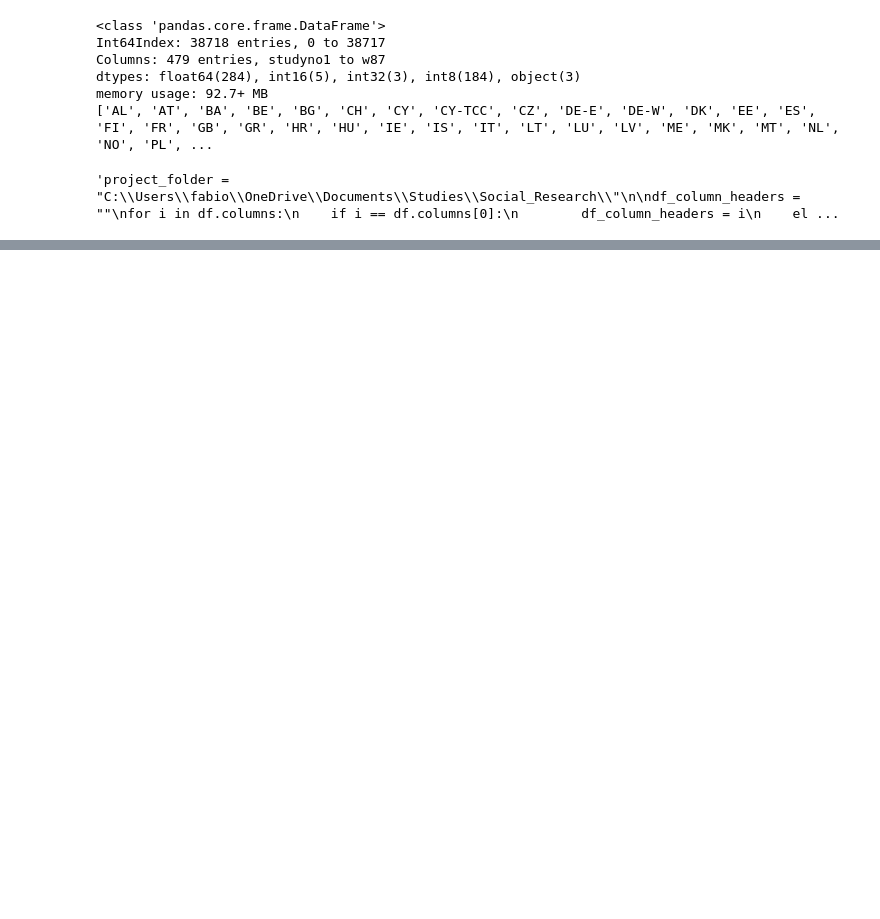
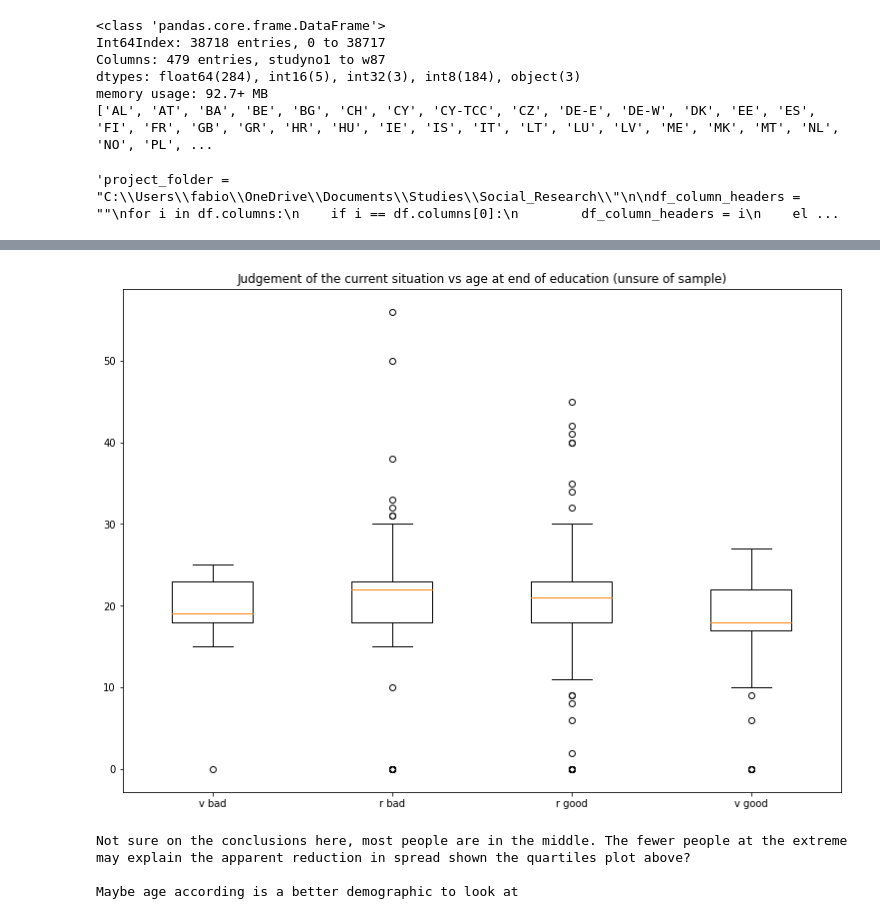
Before and after one commit to FabioGreenwood/Statistical-Learning_Exercise-1_Trust-within-the-EU, a Jupyter notebook: Stat_Learn_Practical_Activities_1.ipynb, the cells around one changed output, grey strips where cells are left out. Drawn from its saved outputs; the diff is of its cells as text; code cells hidden in the pictures; blank space fills up the shorter version.

Commit message:
addition of initial graphical exploration technique at the bottom of notebook

```diff
--- a/Stat_Learn_Practical_Activities_1.ipynb
+++ b/Stat_Learn_Practical_Activities_1.ipynb
@@ -193,3 +174,36 @@ https://seaborn.pydata.org/generated/seaborn.heatmap.html
 [figure]
 [figure]
 [figure]
+# %%
+# VeryGood-1, RatherG-2, RBad-3, VB-4, I believe 5 is the NA value, as it has a pick rate of c. 1% and the survey NA value of 999 is not present
+df_3 = df_2[df_2['d8']<80][['qa1a_2', "d8"]]
+#sns.pairplot(df_3, palette="vlag", kind="hist")
+df_3_very_good      = df_3[df_3['qa1a_2']==1]['d8']
+df_3_rather_good    = df_3[df_3['qa1a_2']==2]['d8']
+df_3_rather_bad     = df_3[df_3['qa1a_2']==3]['d8']
+df_3_very_bad       = df_3[df_3['qa1a_2']==4]['d8']
+
+data = [df_3_very_good, df_3_rather_good, df_3_rather_bad , df_3_very_bad]
+
+
+fig = plt.figure(figsize = (10, 7))
+
+# Creating axes instance
+ax = fig.add_axes([0, 0, 1, 1])
+ax.set_xticklabels(['v bad', 'r bad',
+                    'r good', 'v good'])
+plt.title("Judgement of the current situation vs age at end of education (unsure of sample)")
+
+# Creating plot
+bp = ax.boxplot(data)
+
+# show plot
+plt.show()
+print("Not sure on the conclusions here, most people are in the middle. The fewer people at the extreme may explain the apparent reduction in spread shown the quartiles plot above?")
+print()
+print("Maybe age according is a better demographic to look at?")
+# %% [output]
+[figure, added]
+Not sure on the conclusions here, most people are in the middle. The fewer people at the extreme may explain the apparent reduction in spread shown the quartiles plot above?
+
+Maybe age according is a better demographic to look at
```
Also changed, not shown: parts of 4 cells of this notebook.
